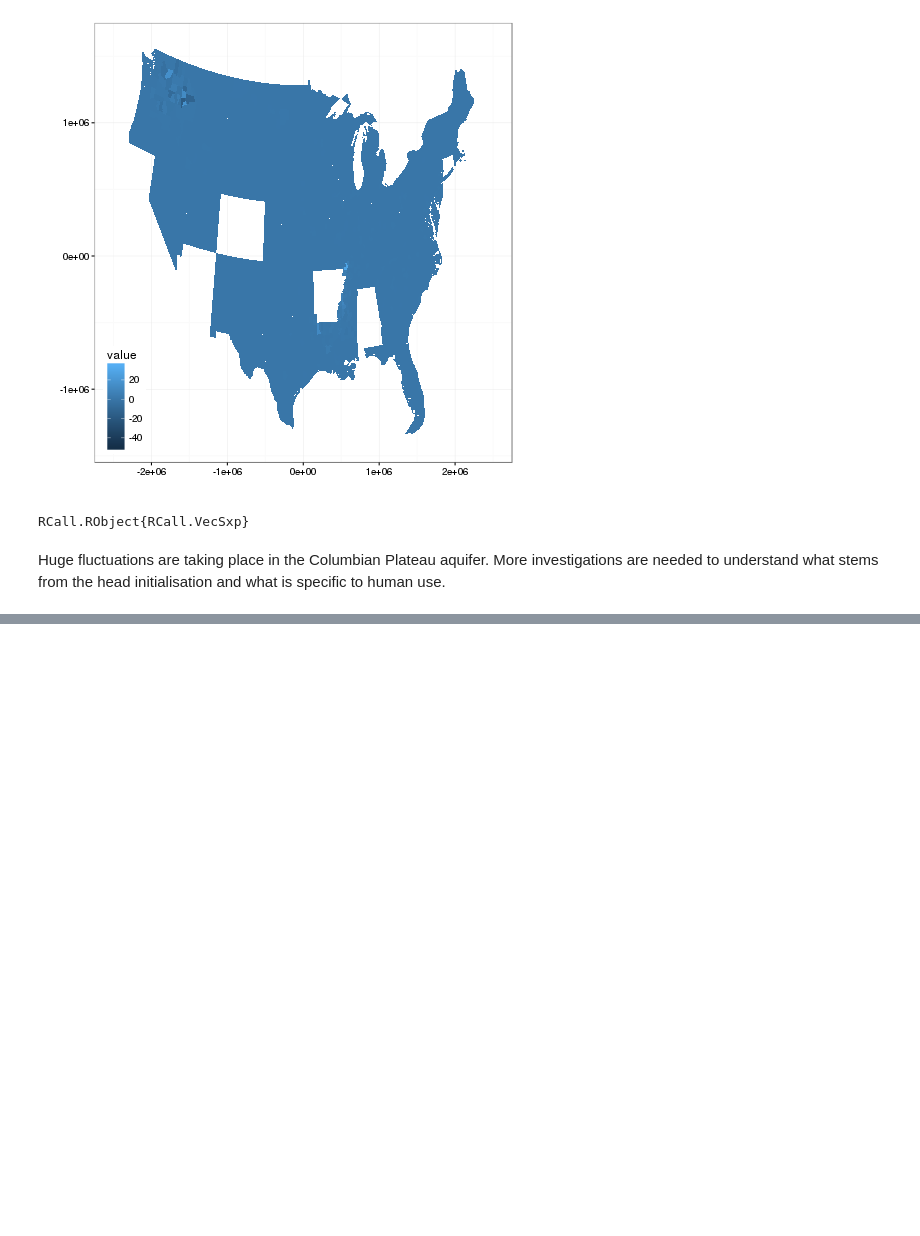
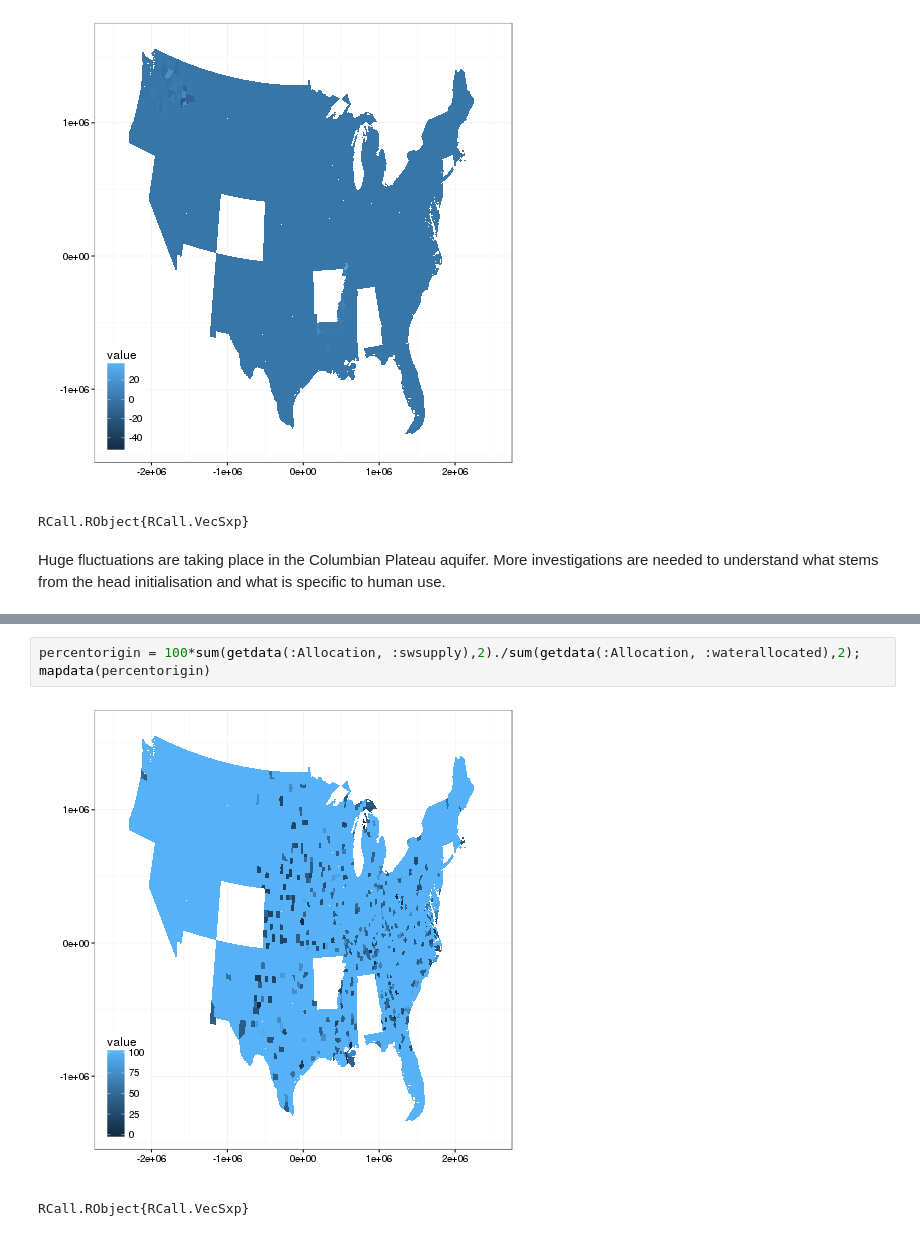
Before and after one commit to AmericasWater/awash, a Jupyter notebook: docs/AnalysisConjunctiveUse.ipynb, the cells around one changed output, grey strips where cells are left out. Cells and saved outputs as stored; diff of their text form; blank space fills up the shorter version.

```diff
--- a/docs/AnalysisConjunctiveUse.ipynb
+++ b/docs/AnalysisConjunctiveUse.ipynb
@@ -122,0 +212,6 @@ Huge fluctuations are taking place in the Columbian Plateau aquifer. More invest
+# %%
+percentorigin = 100*sum(getdata(:Allocation, :swsupply),2)./sum(getdata(:Allocation, :waterallocated),2);
+mapdata(percentorigin)
+# %% [output]
+[figure, added]
+RCall.RObject{RCall.VecSxp}
```
Also changed, not shown: parts of 6 cells of this notebook.
